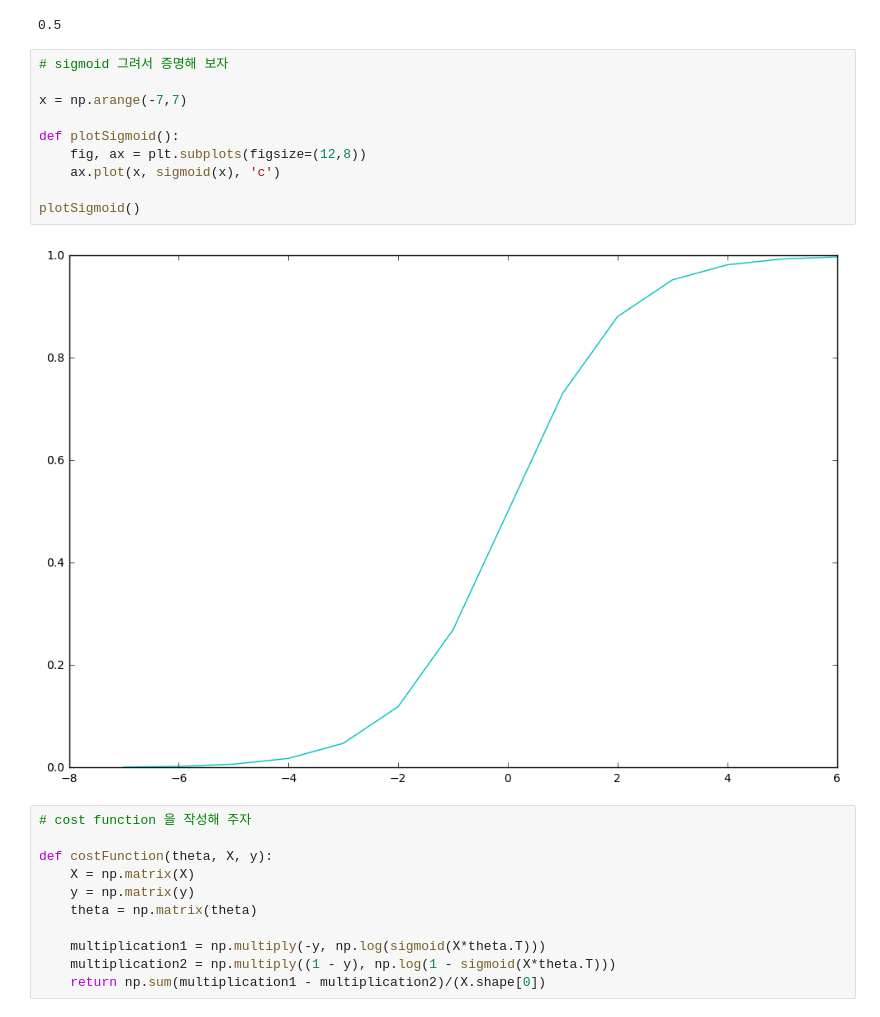
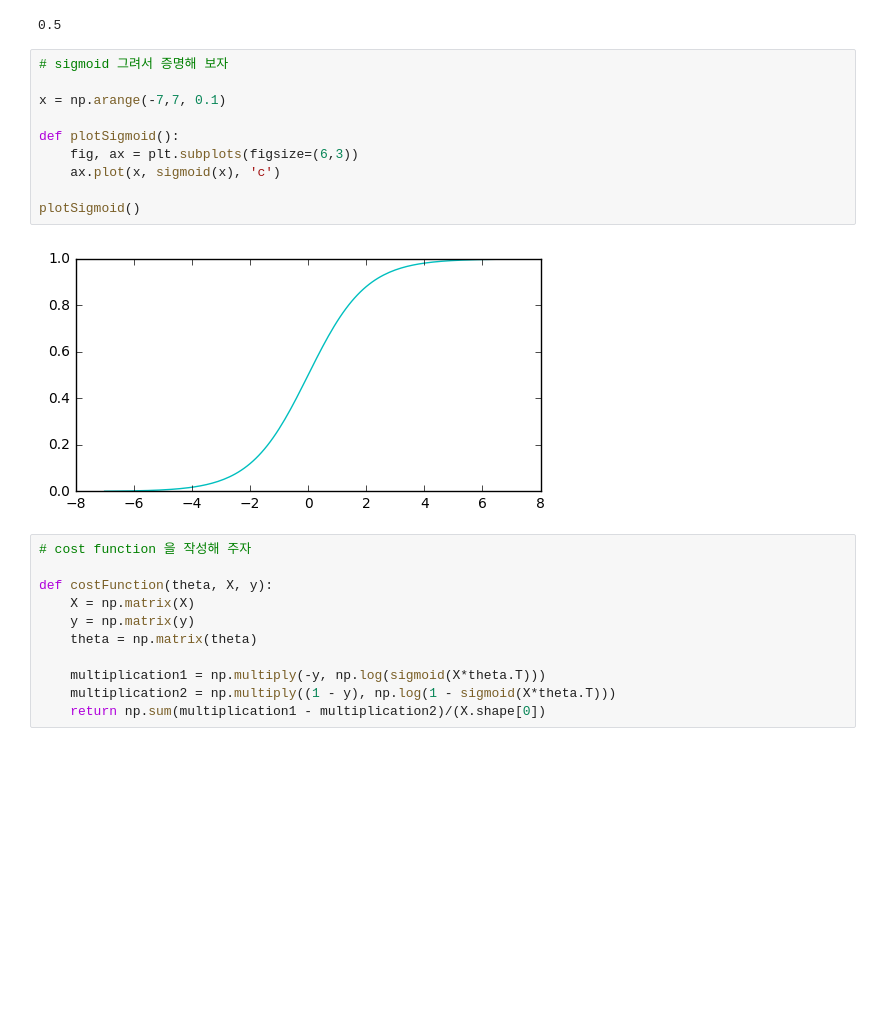
Before and after one commit to kyoseoksong/ml_python, a Jupyter notebook: 3_simple_logistic_regression_part3.ipynb, the cells around one changed output. Drawn from its saved outputs; the diff is of its cells as text; blank space fills up the shorter version.

```diff
--- a/3_simple_logistic_regression_part3.ipynb
+++ b/3_simple_logistic_regression_part3.ipynb
@@ -134,15 +134,15 @@ sigmoid(0)     # z = 0 일 때 sigmoid 는 0.5가 정상
 # %%
 # sigmoid 그려서 증명해 보자
 
-x = np.arange(-7,7)
+x = np.arange(-7,7, 0.1)
 
 def plotSigmoid():
-    fig, ax = plt.subplots(figsize=(12,8))
+    fig, ax = plt.subplots(figsize=(6,3))
     ax.plot(x, sigmoid(x), 'c')
 
 plotSigmoid()
 # %% [output]
-[figure, old version]
+[figure, new version]
 # %%
 # cost function 을 작성해 주자
 
```
Also changed, not shown: parts of 5 cells of this notebook, 3 other files.
